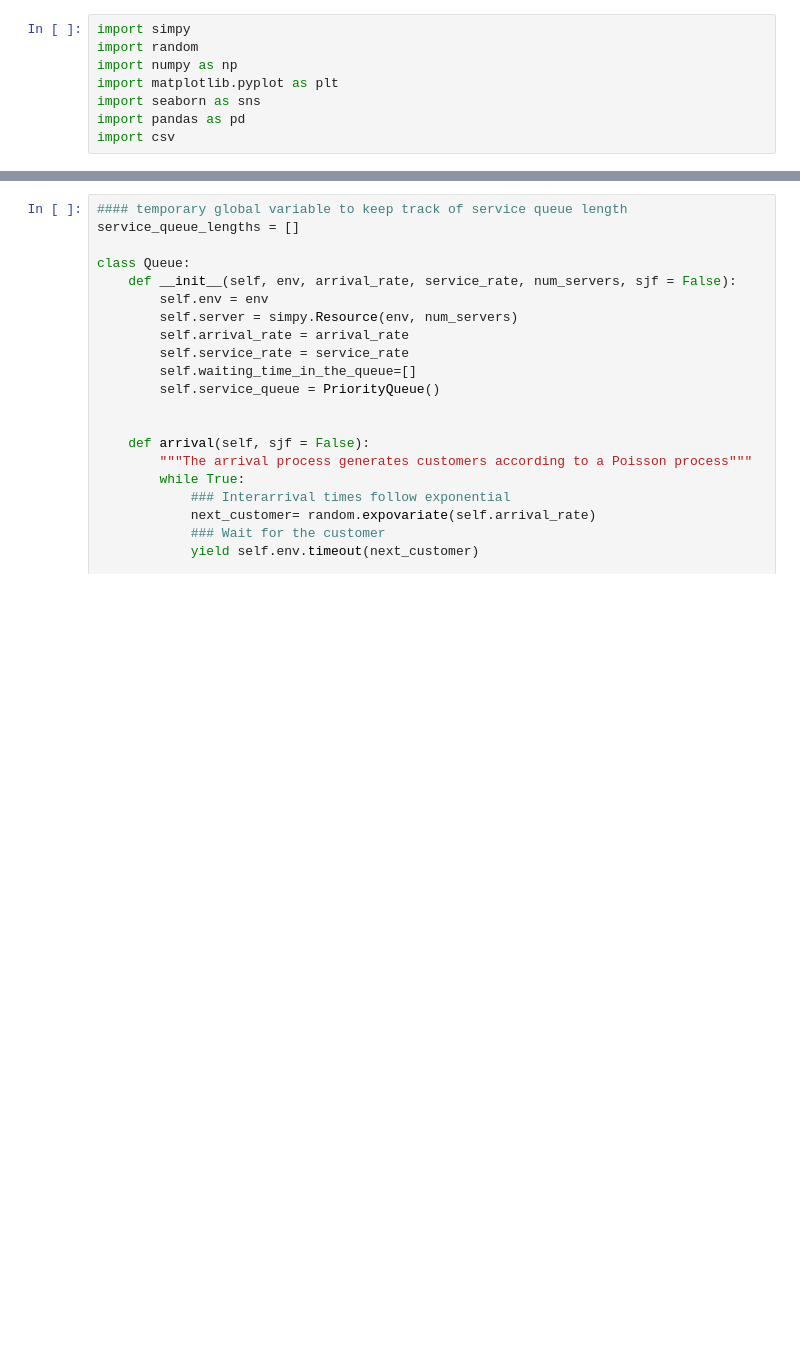
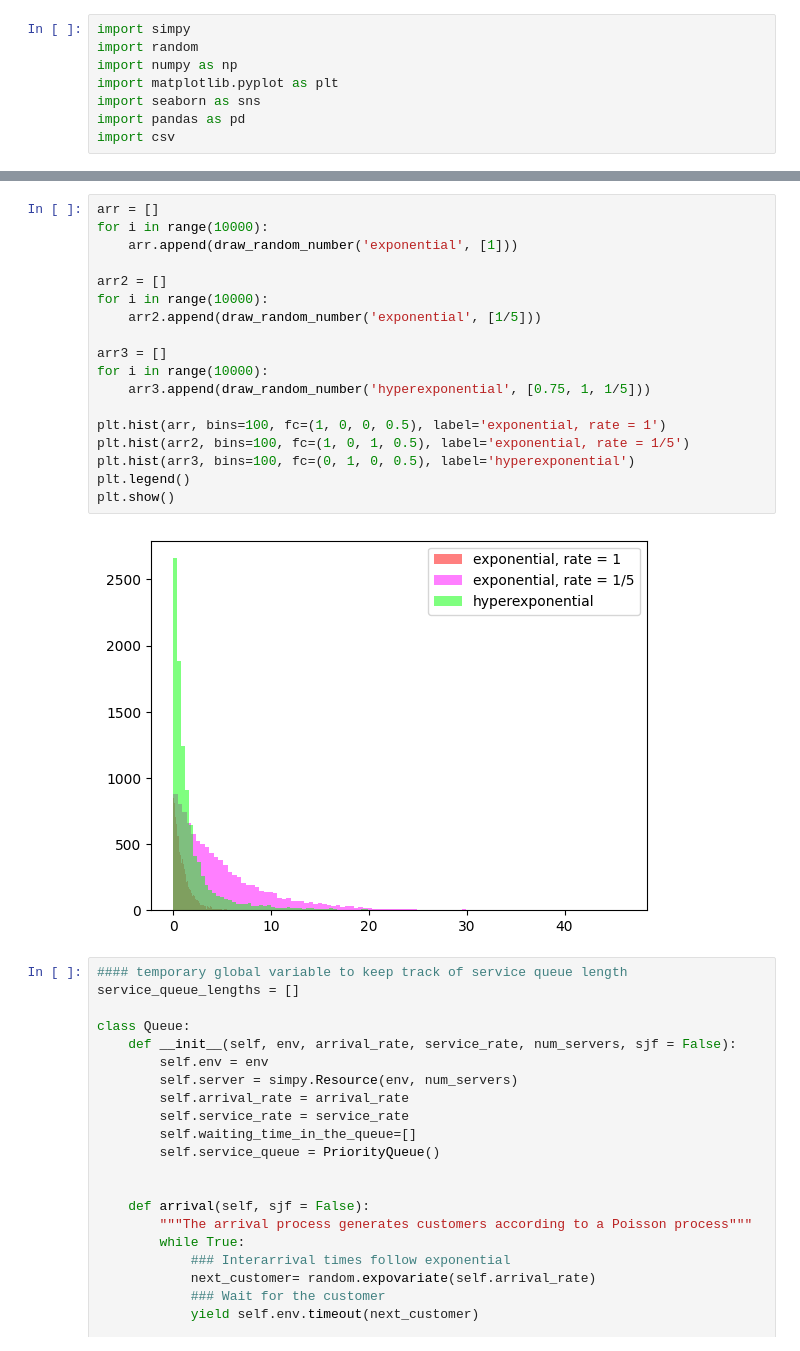
Before and after one commit to Foundnation/Stochastic-Simulation, a Jupyter notebook: Queueing/queue_notebook.ipynb, the cells around one changed output, grey strips where cells are left out. Cells and saved outputs as stored; diff of their text form; blank space fills up the shorter version.

```diff
--- a/Queueing/queue_notebook.ipynb
+++ b/Queueing/queue_notebook.ipynb
@@ -54,3 +91,23 @@ class PriorityQueue:
+# %%
+arr = []
+for i in range(10000):
+    arr.append(draw_random_number('exponential', [1]))
+
+arr2 = []
+for i in range(10000):
+    arr2.append(draw_random_number('exponential', [1/5]))
+
+arr3 = []
+for i in range(10000):
+    arr3.append(draw_random_number('hyperexponential', [0.75, 1, 1/5]))
+
+plt.hist(arr, bins=100, fc=(1, 0, 0, 0.5), label='exponential, rate = 1')
+plt.hist(arr2, bins=100, fc=(1, 0, 1, 0.5), label='exponential, rate = 1/5')
+plt.hist(arr3, bins=100, fc=(0, 1, 0, 0.5), label='hyperexponential')
+plt.legend()
+plt.show()
+# %% [output]
+[figure, added]
 # %%
 #### temporary global variable to keep track of service queue length
 service_queue_lengths = []
```
Also changed, not shown: parts of 1 cell of this notebook.
